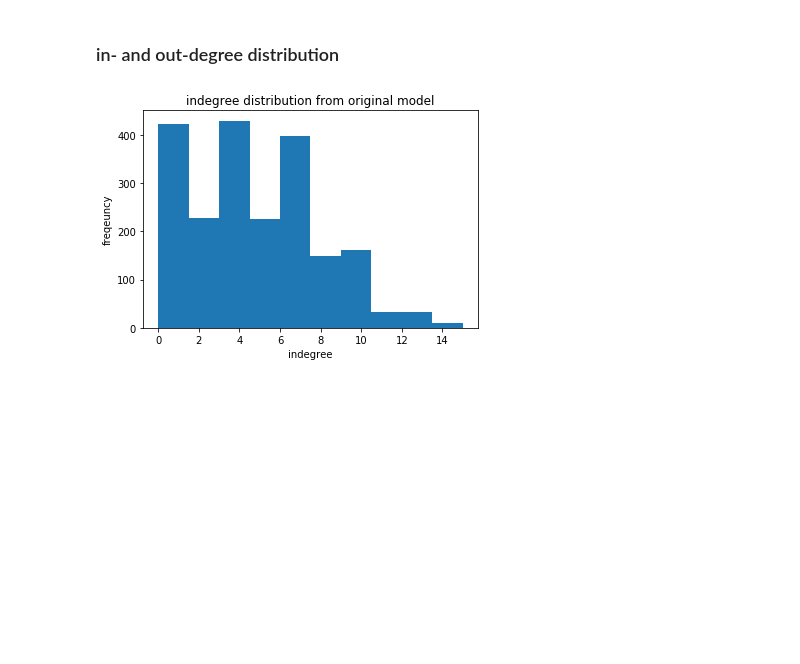
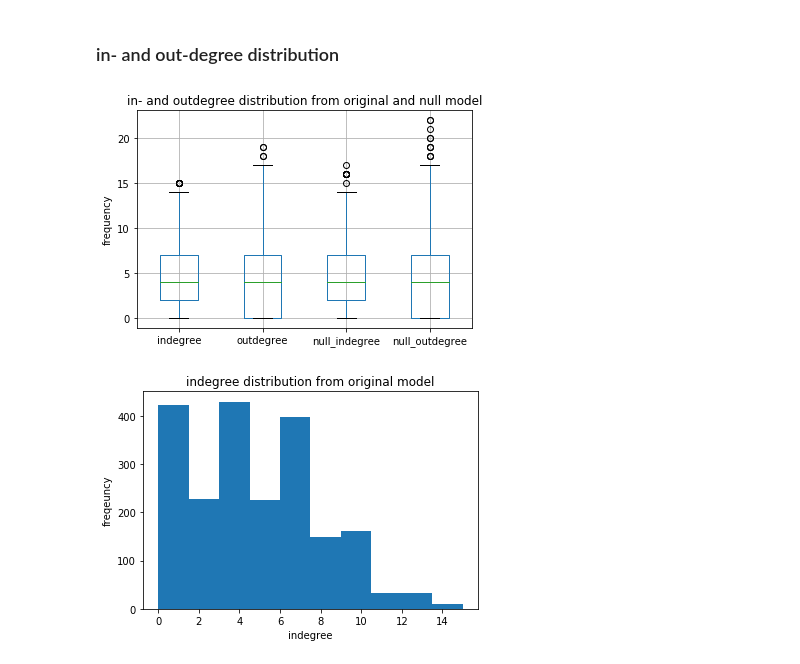
Before and after one commit to KH-K/mass-shooting, a Jupyter notebook: working_folder/10corr_and_plots.ipynb, the cells around one changed output. Saved outputs shown, nothing was run; the diff lists cells and outputs as text; code cells hidden in the pictures; blank space fills up the shorter version.

```diff
--- a/working_folder/10corr_and_plots.ipynb
+++ b/working_folder/10corr_and_plots.ipynb
@@ -11,6 +11,13 @@ G1 = nx.read_gexf("graph/G1.gexf")
 G1_null = nx.read_gexf("graph/G1_null.gexf")
 # %% [markdown]
 ### in- and out-degree distribution
+# %%
+df.boxplot(column=['indegree', 'outdegree', 'null_indegree', 'null_outdegree'])
+plt.ylabel('frequency')
+plt.title('in- and outdegree distribution from original and null model')
+plt.show()
+# %% [output]
+[figure, added]
 # %%
 plt.hist(df['indegree'])
 plt.xlabel('indegree')
```
Also changed, not shown: parts of 1 cell of this notebook.
